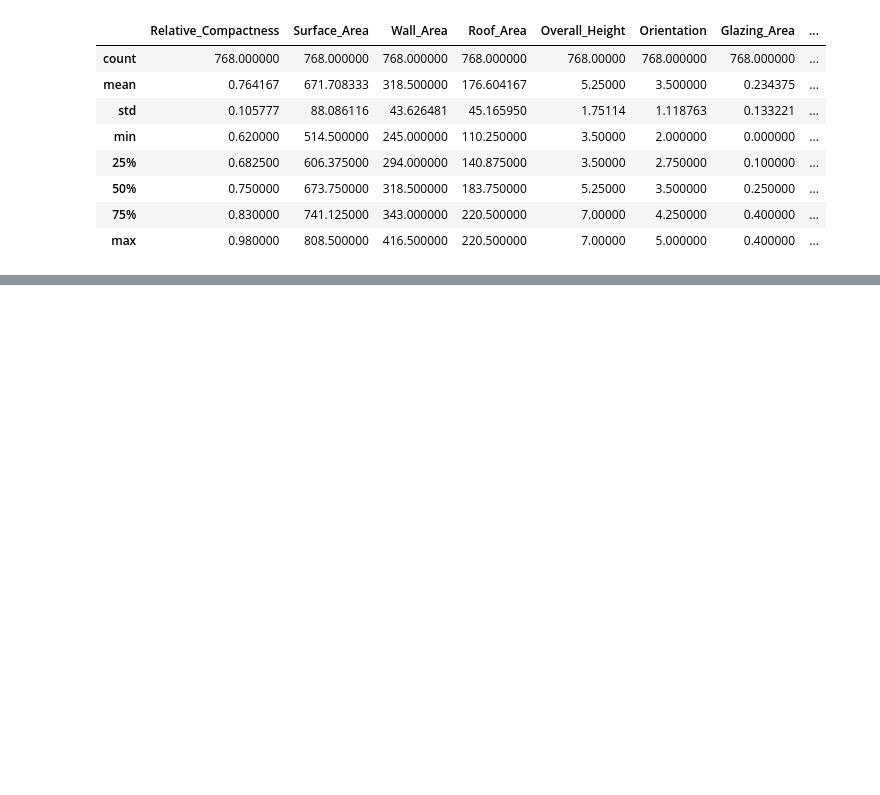
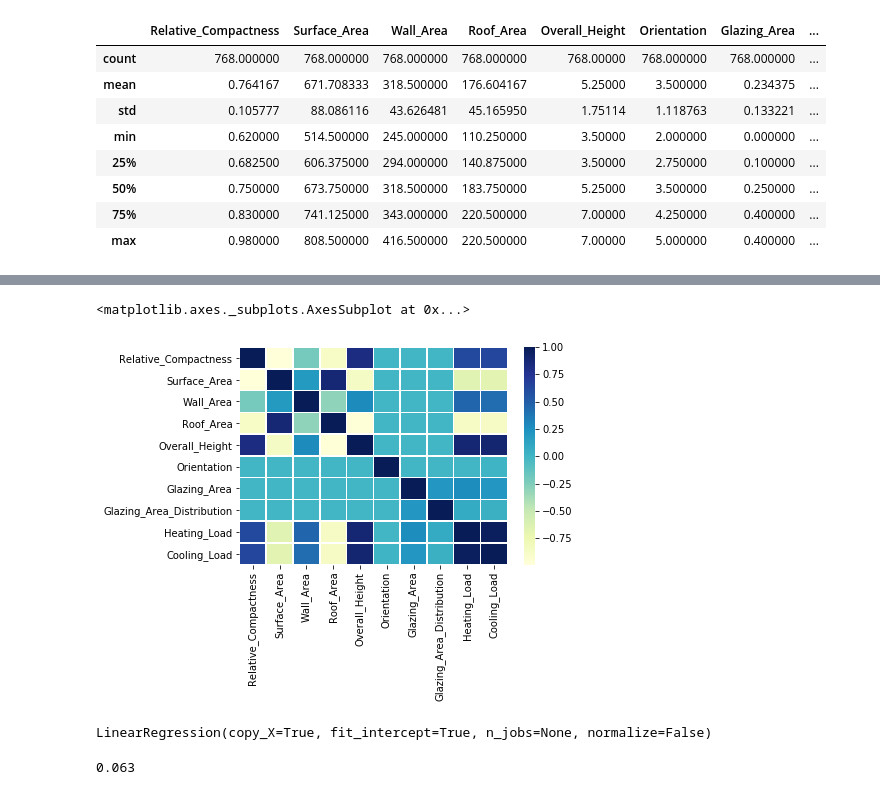
Before and after one commit to AyodejiIbimilua/hamoye_stage_b, a Jupyter notebook: Stage B/practice.ipynb, the cells around one changed output, grey strips where cells are left out. Saved outputs shown, nothing was run; the diff lists cells and outputs as text; code cells hidden in the pictures; blank space fills up the shorter version.

```diff
--- a/Stage B/practice.ipynb
+++ b/Stage B/practice.ipynb
@@ -51,0 +59,5 @@ energy.describe()
+# %%
+sns.heatmap(energy.corr(), linewidths=.5, cmap="YlGnBu", )
+# %% [output]
+<matplotlib.axes._subplots.AxesSubplot at 0x...>
+[figure, added]
@@ -51,0 +77,6 @@ energy.describe()
+# %%
+linear_model = LinearRegression()
+
+linear_model.fit(x_train, y_train)
+# %% [output]
+LinearRegression(copy_X=True, fit_intercept=True, n_jobs=None, normalize=False)
@@ -51,0 +85,8 @@ energy.describe()
+# %%
+# MAE
+from sklearn.metrics import mean_absolute_error
+
+mae = mean_absolute_error(y_test, predicted_values)
+print(round(mae, 3))
+# %% [output]
+0.063
```
Also changed, not shown: parts of 15 cells of this notebook, 2 other files.
